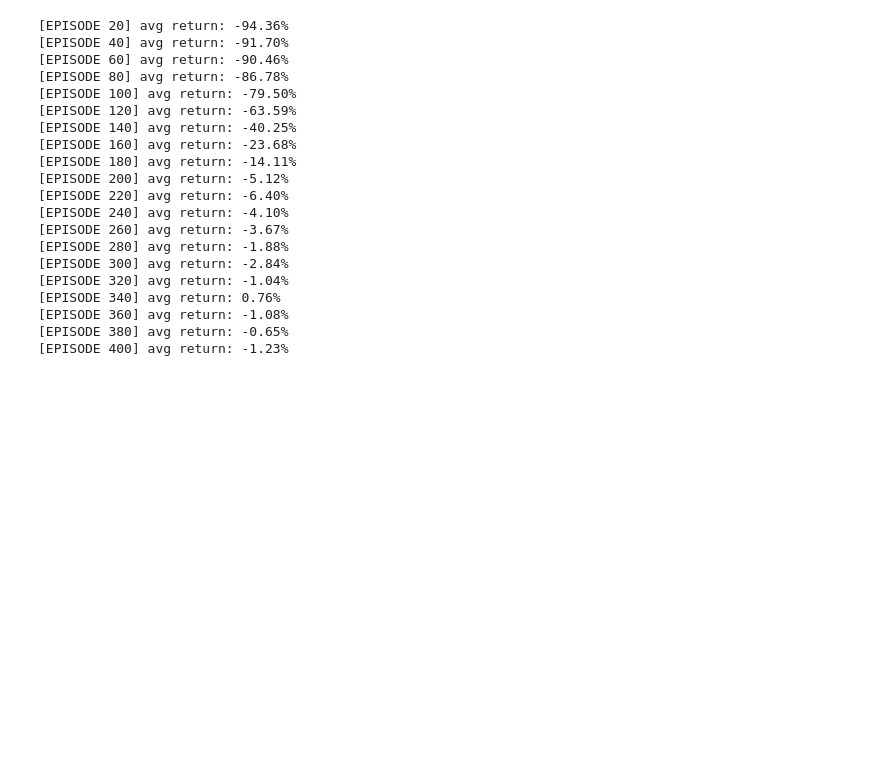
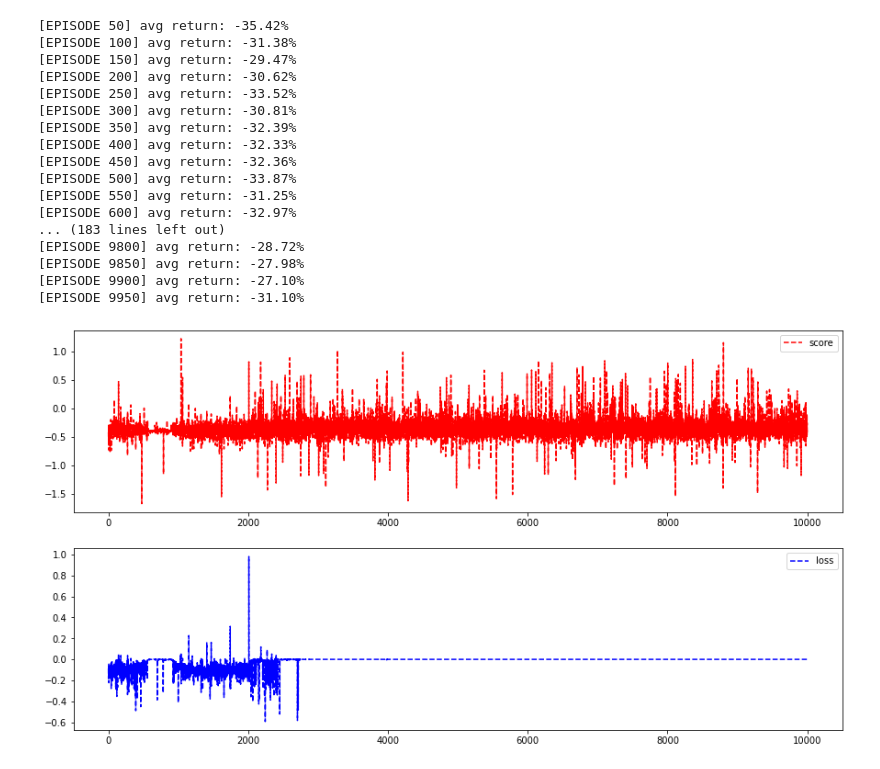
Before and after one commit to choij1589/SystemTrading, a Jupyter notebook: ReinforceTrading/REINFORCE-trading.ipynb, the cells around one changed output. Saved outputs shown, nothing was run; the diff lists cells and outputs as text; code cells hidden in the pictures; blank space fills up the shorter version.

```diff
--- a/ReinforceTrading/REINFORCE-trading.ipynb
+++ b/ReinforceTrading/REINFORCE-trading.ipynb
@@ -13,7 +13,7 @@ import torch.optim as optim
 from torch.distributions import Categorical
 # %%
 # Hyperparameters
-learning_rate = 0.0003
+learning_rate = 0.001
 gamma = 0.98
 # %%
 from binance import Client
@@ -208,10 +208,10 @@ class Environment():
     def make_episode(self, start_idx=-1):
         # check start index
         if start_idx > len(self.sample) - 2000:
-            print(f"start_idx should be smaller than {len(self.sample)-2000}")
+            print(f"start_idx should be smaller than {len(self.sample)-200}")
             raise(ValueError)
         if start_idx == -1:
-            start_idx = random.randint(0, len(self.sample)-2000)
+            start_idx = random.randint(0, len(self.sample)-200)
 
         # make an episode
         self.episode = self.sample[start_idx:start_idx+2000]
@@ -230,7 +230,7 @@ class Environment():
         self.epi_idx += 1
 
         # is done?
-        done = True if self.epi_idx == 2000-1 else False
+        done = True if self.epi_idx == 200-1 else False
 
         # make state
         state = self.episode.iloc[self.epi_idx].to_numpy()[5:]
@@ -238,11 +238,12 @@ class Environment():
         # make reward
         next_high = self.episode.iloc[self.epi_idx].to_numpy()[1]
         next_low = self.episode.iloc[self.epi_idx].to_numpy()[2]
+        next_close = self.episode.iloc[self.epi_idx].to_numpy()[3]
         reward = np.log(random.uniform(next_low, next_high)/this_close)
 
         if action == "long":    reward -= 0.002
         elif action == "short": reward = -1*reward - 0.002
-        else:                   reward = 0.
+        else:                   reward = -0.002
 
         # index and ohlcv
         info = (self.epi_idx, self.episode.iloc[self.epi_idx].to_numpy()[:5])
@@ -262,10 +263,11 @@ class Policy(nn.Module):
         self.agg5 = nn.Linear(5, 5, bias=True)
 
         self.fc1 = nn.Linear(25, 128, bias=True)
-        self.fc2 = nn.Linear(128, 128, bias=True)
-        self.fc3 = nn.Linear(128, 3)
+        self.fc2 = nn.Linear(128, 256, bias=True)
+        self.fc3 = nn.Linear(256, 64, bias=True)
+        self.fc4 = nn.Linear(64, 3)
         self.dropout = nn.Dropout(p=0.2)
-        self.optimizer = optim.Adam(self.parameters(), lr=learning_rate)
+        self.optimizer = optim.AdamW(self.parameters(), lr=learning_rate)
 
         # history
         self.episodes = 0
@@ -281,10 +283,10 @@ class Policy(nn.Module):
         x = torch.concat([agg1, agg2, agg3, agg4, agg5])
 
         x = F.relu(self.fc1(x))
-        x = self.dropout(x)
         x = F.relu(self.fc2(x))
-        x = self.dropout(x)
-        x = F.softmax(self.fc3(x), dim=0)
+        x = F.relu(self.fc3(x))
+        x = F.softmax(self.fc4(x), dim=0)
+
         return x
 
     def put_data(self, item):
@@ -343,52 +345,49 @@ env = Environment(train_sample)
 pi = Policy()
 train_history = History()
 val_history = History()
 acc_score = 0.
-print_interval = 20
-estimate_interval = 1000
+print_interval = 50
 
 for n_epi in range(10000):
     score= 0.
     state = env.make_episode()
     done = False
 
     while not done:
         prob = pi(torch.from_numpy(state).float())
         m = Categorical(prob)
         action = m.sample()
         next_state, reward, done, info = env.step(action.item())
         pi.put_data((reward, prob[action]))
         state = next_state
         score += reward
 
     pi.train()
     loss = pi.train_net()
     train_history.update(score, loss)
 
     acc_score += score
     if n_epi%print_interval == 0 and n_epi != 0:
         print(f"[EPISODE {n_epi}] avg return: {(np.exp(acc_score/print_interval)-1)*100:.2f}%")
         acc_score = 0.
 
 train_history.plot()
 # %% [output]
-[EPISODE 20] avg return: -94.36%
-[EPISODE 40] avg return: -91.70%
-[EPISODE 60] avg return: -90.46%
-[EPISODE 80] avg return: -86.78%
-[EPISODE 100] avg return: -79.50%
-[EPISODE 120] avg return: -63.59%
-[EPISODE 140] avg return: -40.25%
-[EPISODE 160] avg return: -23.68%
-[EPISODE 180] avg return: -14.11%
-[EPISODE 200] avg return: -5.12%
-[EPISODE 220] avg return: -6.40%
-[EPISODE 240] avg return: -4.10%
-[EPISODE 260] avg return: -3.67%
-[EPISODE 280] avg return: -1.88%
-[EPISODE 300] avg return: -2.84%
-[EPISODE 320] avg return: -1.04%
-[EPISODE 340] avg return: 0.76%
-[EPISODE 360] avg return: -1.08%
-[EPISODE 380] avg return: -0.65%
-[EPISODE 400] avg return: -1.23%
+[EPISODE 50] avg return: -35.42%
+[EPISODE 100] avg return: -31.38%
+[EPISODE 150] avg return: -29.47%
+[EPISODE 200] avg return: -30.62%
+[EPISODE 250] avg return: -33.52%
+[EPISODE 300] avg return: -30.81%
+[EPISODE 350] avg return: -32.39%
+[EPISODE 400] avg return: -32.33%
+[EPISODE 450] avg return: -32.36%
+[EPISODE 500] avg return: -33.87%
+[EPISODE 550] avg return: -31.25%
+[EPISODE 600] avg return: -32.97%
+... (183 lines left out)
+[EPISODE 9800] avg return: -28.72%
+[EPISODE 9850] avg return: -27.98%
+[EPISODE 9900] avg return: -27.10%
+[EPISODE 9950] avg return: -31.10%
+[figure, added]
```
Also changed, not shown: parts of 3 cells of this notebook, 2 other files.
